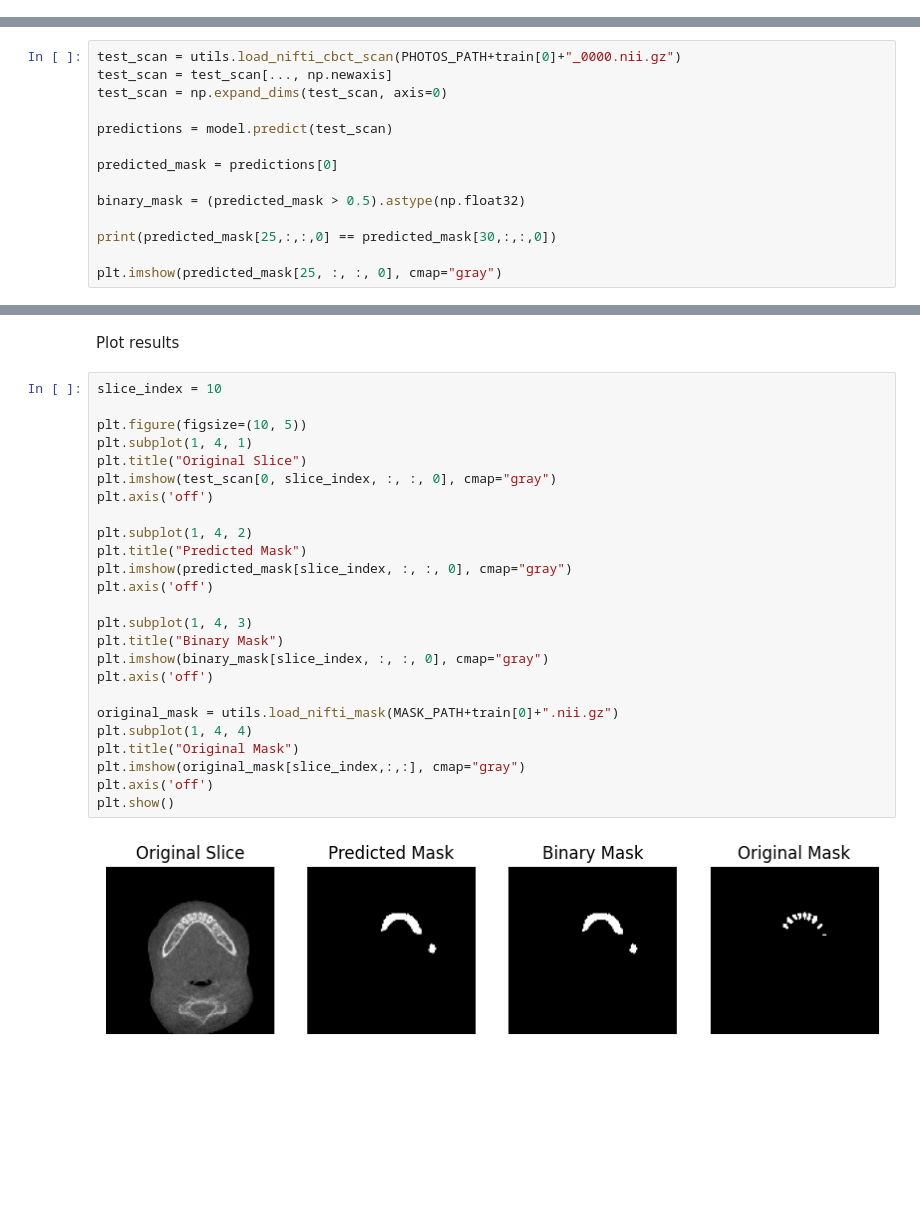
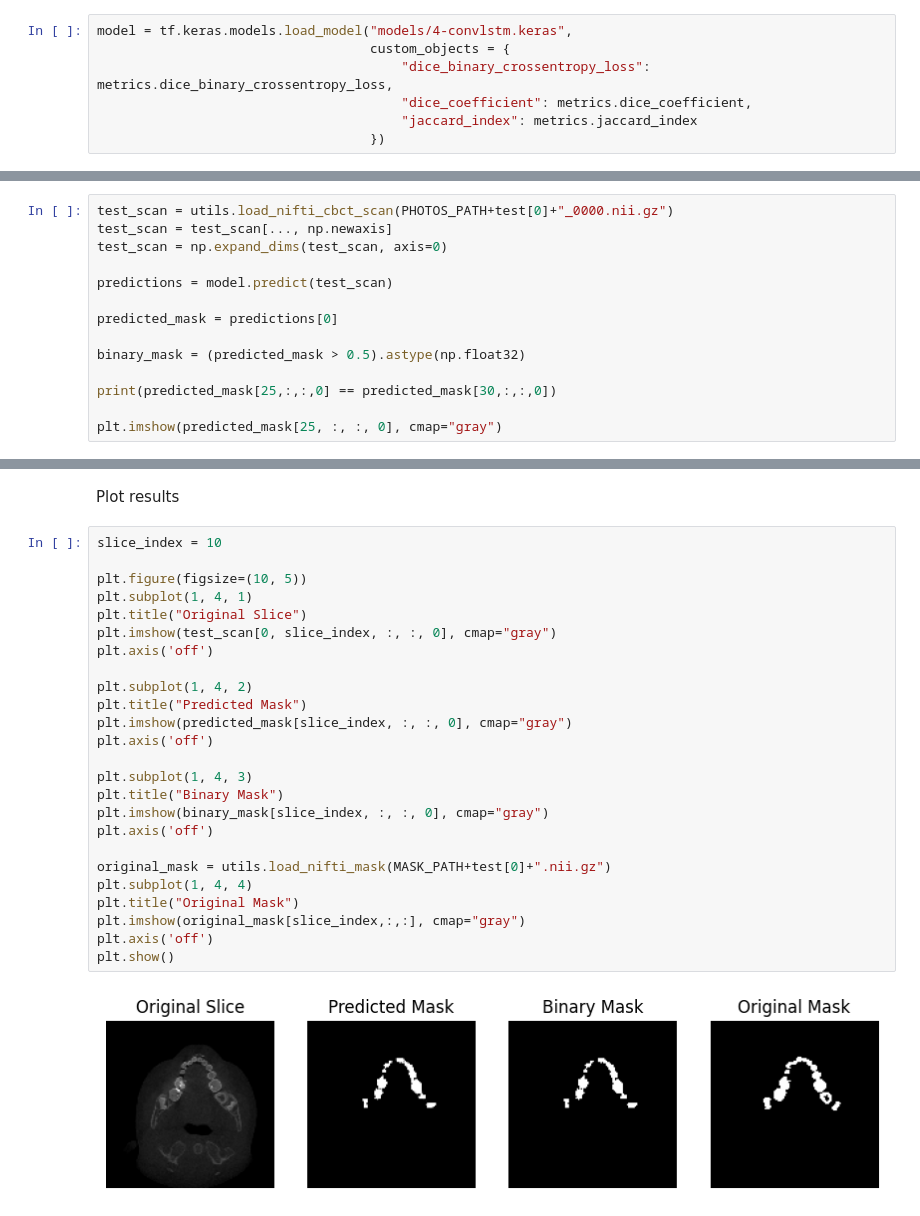
Before and after one commit to kkaczmarskinpg/teeth-segmentation-cbct-images-cnn-lstm, a Jupyter notebook: cnn-lstm-teeth-segmentation.ipynb, the cells around one changed output, grey strips where cells are left out. Cells and saved outputs as stored; diff of their text form; blank space fills up the shorter version.

```diff
--- a/cnn-lstm-teeth-segmentation.ipynb
+++ b/cnn-lstm-teeth-segmentation.ipynb
@@ -113,7 +123,14 @@ History saved to models/history-12-12-2024-05-30.json
+# %%
+model = tf.keras.models.load_model("models/4-convlstm.keras",
+                                   custom_objects = {
+                                       "dice_binary_crossentropy_loss": metrics.dice_binary_crossentropy_loss,
+                                       "dice_coefficient": metrics.dice_coefficient,
+                                       "jaccard_index": metrics.jaccard_index
+                                   })
 # %% [markdown]
 Make prediction
 # %%
-test_scan = utils.load_nifti_cbct_scan(PHOTOS_PATH+train[0]+"_0000.nii.gz")
+test_scan = utils.load_nifti_cbct_scan(PHOTOS_PATH+test[0]+"_0000.nii.gz")
 test_scan = test_scan[..., np.newaxis]
 test_scan = np.expand_dims(test_scan, axis=0)
 
@@ -142,27 +159,27 @@ Plot results
 # %%
 slice_index = 10
 
 plt.figure(figsize=(10, 5))
 plt.subplot(1, 4, 1)
 plt.title("Original Slice")
 plt.imshow(test_scan[0, slice_index, :, :, 0], cmap="gray")
 plt.axis('off')
 
 plt.subplot(1, 4, 2)
 plt.title("Predicted Mask")
 plt.imshow(predicted_mask[slice_index, :, :, 0], cmap="gray")
 plt.axis('off')
 
 plt.subplot(1, 4, 3)
 plt.title("Binary Mask")
 plt.imshow(binary_mask[slice_index, :, :, 0], cmap="gray")
 plt.axis('off')
 
-original_mask = utils.load_nifti_mask(MASK_PATH+train[0]+".nii.gz")
+original_mask = utils.load_nifti_mask(MASK_PATH+test[0]+".nii.gz")
 plt.subplot(1, 4, 4)
 plt.title("Original Mask")
 plt.imshow(original_mask[slice_index,:,:], cmap="gray")
 plt.axis('off')
 plt.show()
 # %% [output]
-[figure, old version]
+[figure, new version]
```
Also changed, not shown: parts of 11 cells of this notebook, 3 other files.
